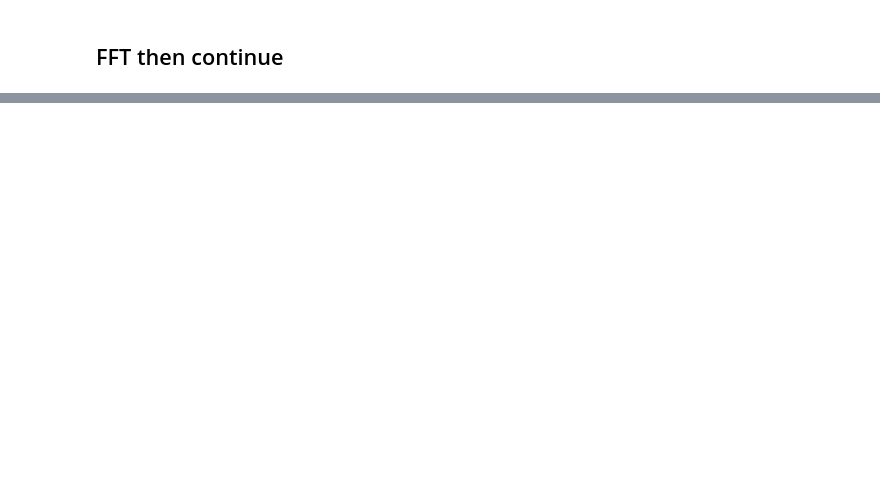
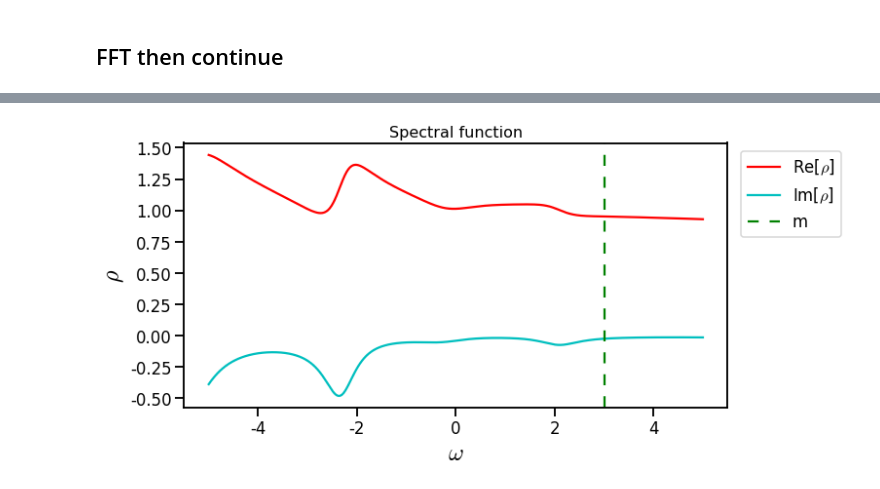
Before and after one commit to poare/lqcd, a Jupyter notebook: spectral/python_scripts/Spectral.ipynb, the cells around one changed output, grey strips where cells are left out. Drawn from its saved outputs; the diff is of its cells as text; code cells hidden in the pictures; blank space fills up the shorter version.

```diff
--- a/spectral/python_scripts/Spectral.ipynb
+++ b/spectral/python_scripts/Spectral.ipynb
@@ -140,0 +99,10 @@ plt.show()
+# %%
+# other contexts: 'paper', 'poster', 'notebook'
+with sns.plotting_context('talk'):
+    fig, ax = plt.subplots(1, figsize=(10,5))
+    plot_1d_function(ax, zmesh, NGreal_float1, ax_label = ['$\\omega$', '$\\rho$'], title = 'Spectral function', \
+                    fn_label = '$\\rho$', legend = False)
+    add_line(ax, omega0, color = 'g', dashes = (5, 5), label = 'm')
+    ax.legend(bbox_to_anchor=(1.01, 1), loc='upper left')
+# %% [output]
+[figure, added]
```
Also changed, not shown: parts of 23 cells of this notebook, 16 other files.
